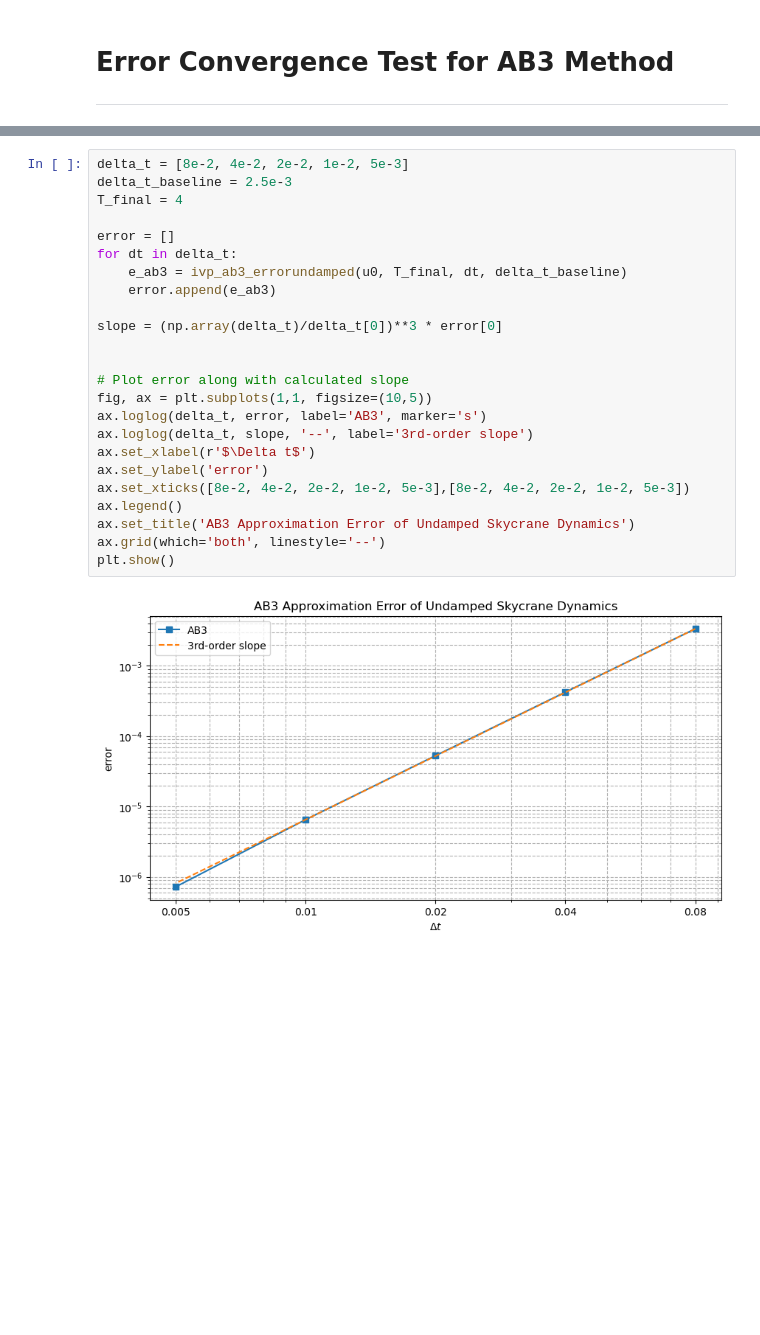
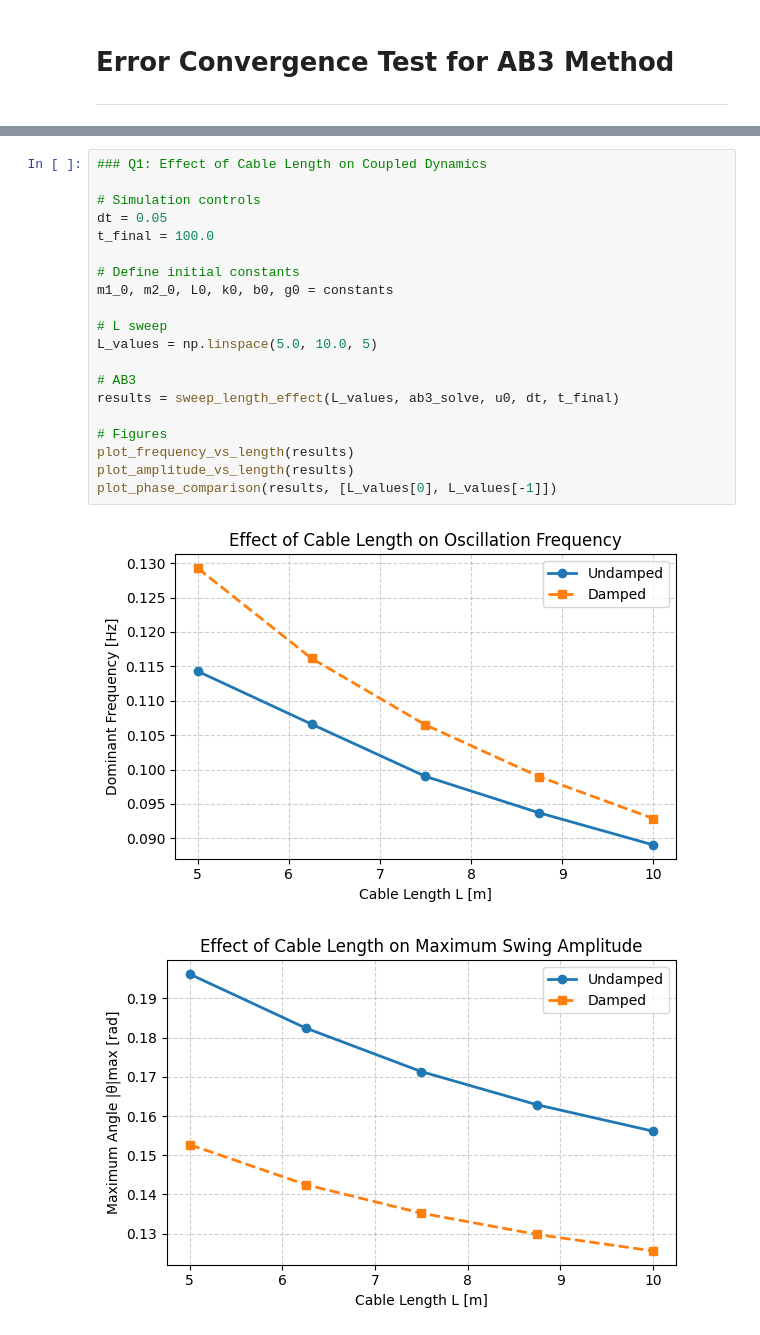
Before and after one commit to elijah-lewis5/AE370-Project-1, a Jupyter notebook: main.ipynb, the cells around one changed output, grey strips where cells are left out. Saved outputs shown, nothing was run; the diff lists cells and outputs as text; blank space fills up the shorter version.

Commit message:
Consolidated code
Standardized the structure and formatting across all project files to align with the main skycrane dynamics framework.

```diff
--- a/main.ipynb
+++ b/main.ipynb
@@ -120,26 +131,23 @@ plt.show()
 # %%
-delta_t = [8e-2, 4e-2, 2e-2, 1e-2, 5e-3]
-delta_t_baseline = 2.5e-3
-T_final = 4
+### Q1: Effect of Cable Length on Coupled Dynamics
 
-error = []
-for dt in delta_t:
-    e_ab3 = ivp_ab3_errorundamped(u0, T_final, dt, delta_t_baseline)
-    error.append(e_ab3)
+# Simulation controls
+dt = 0.05
+t_final = 100.0
 
-slope = (np.array(delta_t)/delta_t[0])**3 * error[0]
+# Define initial constants
+m1_0, m2_0, L0, k0, b0, g0 = constants
 
+# L sweep
+L_values = np.linspace(5.0, 10.0, 5)
 
-# Plot error along with calculated slope
-fig, ax = plt.subplots(1,1, figsize=(10,5))
-ax.loglog(delta_t, error, label='AB3', marker='s')
-ax.loglog(delta_t, slope, '--', label='3rd-order slope')
-ax.set_xlabel(r'$\Delta t$')
-ax.set_ylabel('error')
-ax.set_xticks([8e-2, 4e-2, 2e-2, 1e-2, 5e-3],[8e-2, 4e-2, 2e-2, 1e-2, 5e-3])
-ax.legend()
-ax.set_title('AB3 Approximation Error of Undamped Skycrane Dynamics')
-ax.grid(which='both', linestyle='--')
-plt.show()
+# AB3
+results = sweep_length_effect(L_values, ab3_solve, u0, dt, t_final)
+
+# Figures
+plot_frequency_vs_length(results)
+plot_amplitude_vs_length(results)
+plot_phase_comparison(results, [L_values[0], L_values[-1]])
 # %% [output]
-[figure, old version]
+[figure, new version]
+[figure, added]
```
Also changed, not shown: parts of 12 cells of this notebook, 14 other files.
